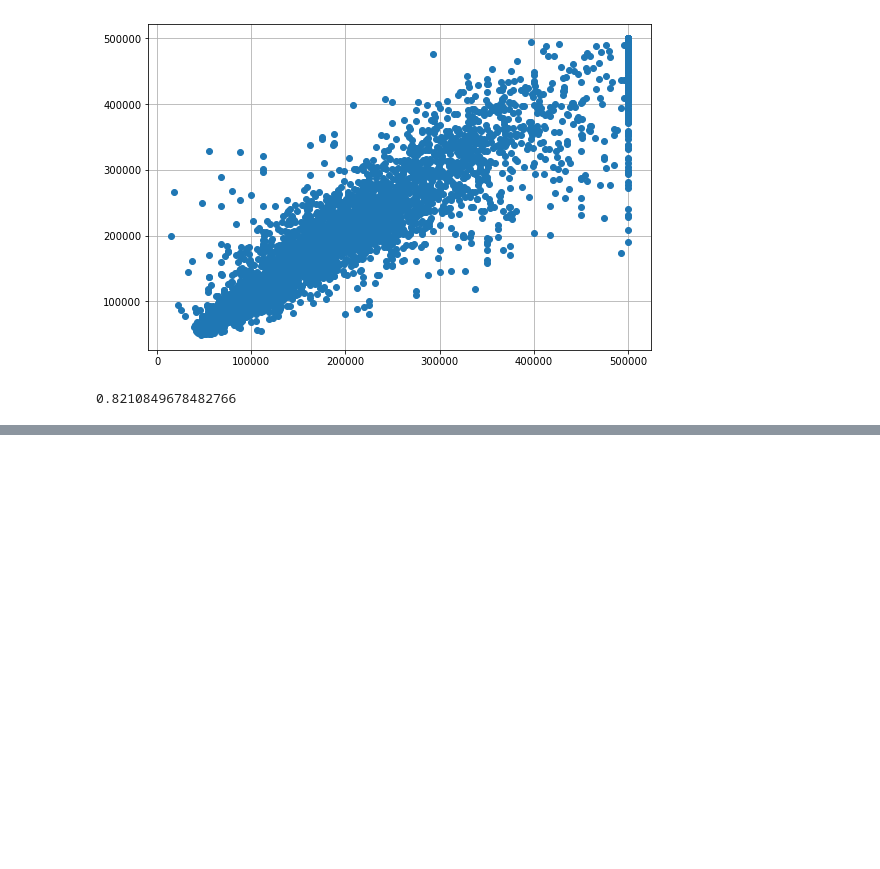
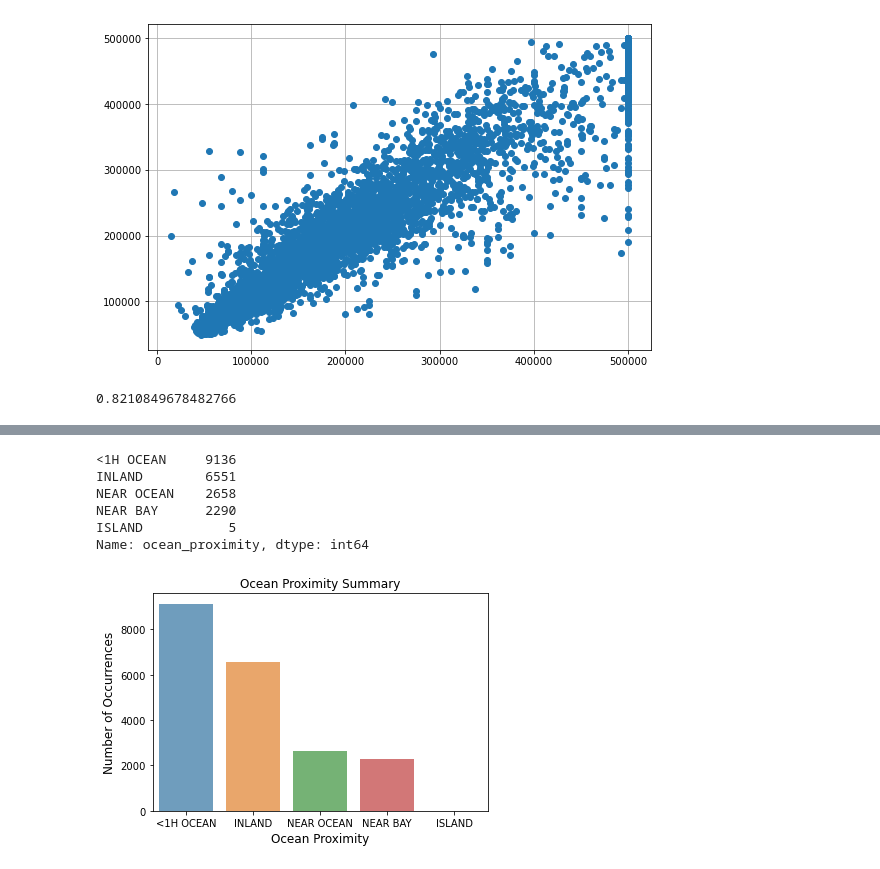
Before and after one commit to AshishPatil401/ML-Project, a Jupyter notebook: notebook/EDA.ipynb, the cells around one changed output, grey strips where cells are left out. Saved outputs shown, nothing was run; the diff lists cells and outputs as text; code cells hidden in the pictures; blank space fills up the shorter version.

```diff
--- a/notebook/EDA.ipynb
+++ b/notebook/EDA.ipynb
@@ -619,0 +666,19 @@ r2_score(y_test,y_hat_test)
+# %%
+raw_df['ocean_proximity'].value_counts()
+# %% [output]
+<1H OCEAN     9136
+INLAND        6551
+NEAR OCEAN    2658
+NEAR BAY      2290
+ISLAND           5
+Name: ocean_proximity, dtype: int64
+# %%
+op_count = raw_df['ocean_proximity'].value_counts()
+# plt.figure(figsize=(10,5))
+sns.barplot(op_count.index, op_count.values, alpha=0.7)
+plt.title('Ocean Proximity Summary')
+plt.ylabel('Number of Occurrences', fontsize=12)
+plt.xlabel('Ocean Proximity', fontsize=12)
+plt.show()
+# %% [output]
+[figure, added]
```
Also changed, not shown: parts of 7 cells of this notebook, 7 other files.
